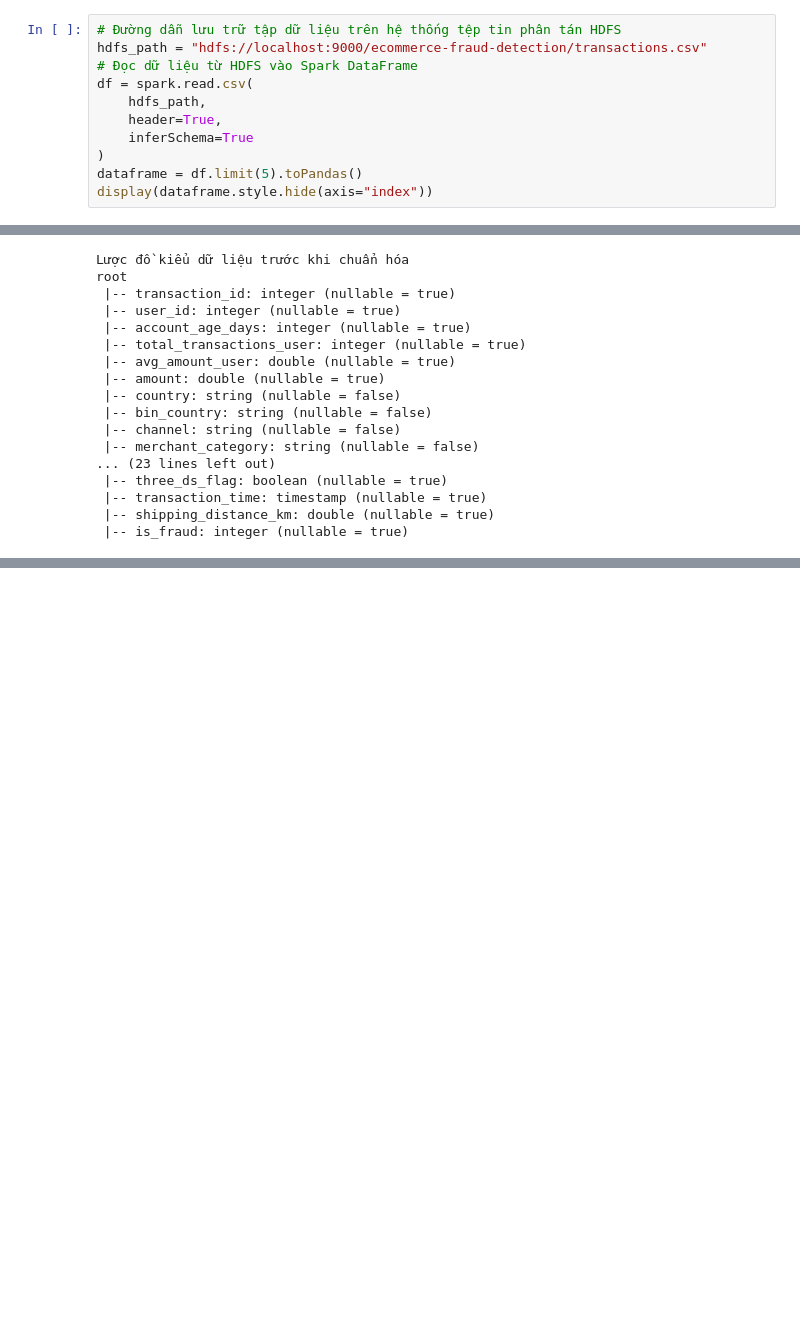
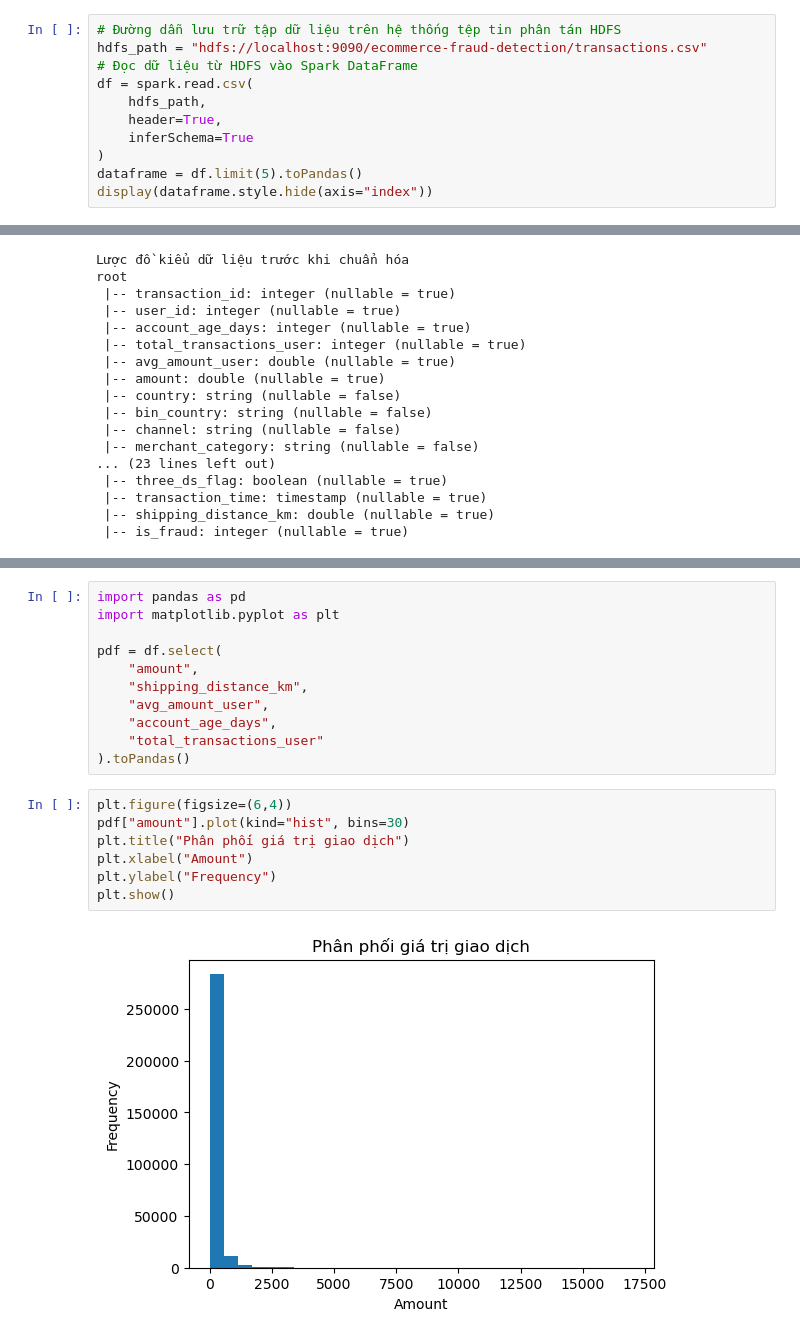
Before and after one commit to Leonn2285/E-Commerce-Fraud-Detection, a Jupyter notebook: ecommerce-fraud-detection/transaction.ipynb, the cells around one changed output, grey strips where cells are left out. Cells and saved outputs as stored; diff of their text form; blank space fills up the shorter version.

```diff
--- a/ecommerce-fraud-detection/transaction.ipynb
+++ b/ecommerce-fraud-detection/transaction.ipynb
@@ -15,7 +15,7 @@ print("Khởi tạo SparkSession thành công")
 Khởi tạo SparkSession thành công
 # %%
 # Đường dẫn lưu trữ tập dữ liệu trên hệ thống tệp tin phân tán HDFS
-hdfs_path = "hdfs://localhost:9000/ecommerce-fraud-detection/transactions.csv"
+hdfs_path = "hdfs://localhost:9090/ecommerce-fraud-detection/transactions.csv"
 # Đọc dữ liệu từ HDFS vào Spark DataFrame
 df = spark.read.csv(
     hdfs_path,
@@ -148,0 +184,20 @@ root
+# %%
+import pandas as pd
+import matplotlib.pyplot as plt
+
+pdf = df.select(
+    "amount",
+    "shipping_distance_km",
+    "avg_amount_user",
+    "account_age_days",
+    "total_transactions_user"
+).toPandas()
+# %%
+plt.figure(figsize=(6,4))
+pdf["amount"].plot(kind="hist", bins=30)
+plt.title("Phân phối giá trị giao dịch")
+plt.xlabel("Amount")
+plt.ylabel("Frequency")
+plt.show()
+# %% [output]
+[figure, added]
```
Also changed, not shown: parts of 9 cells of this notebook, 1 other file.
